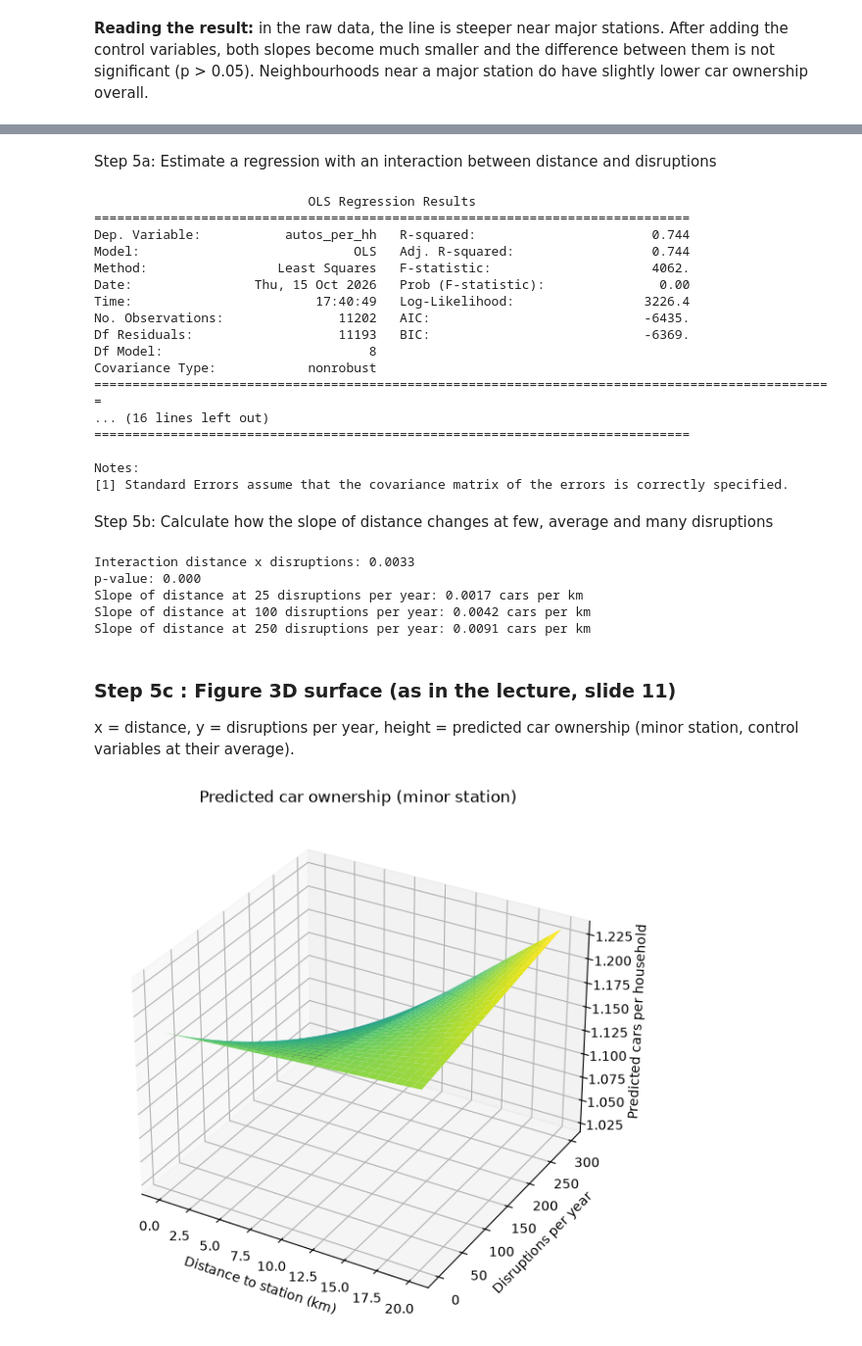
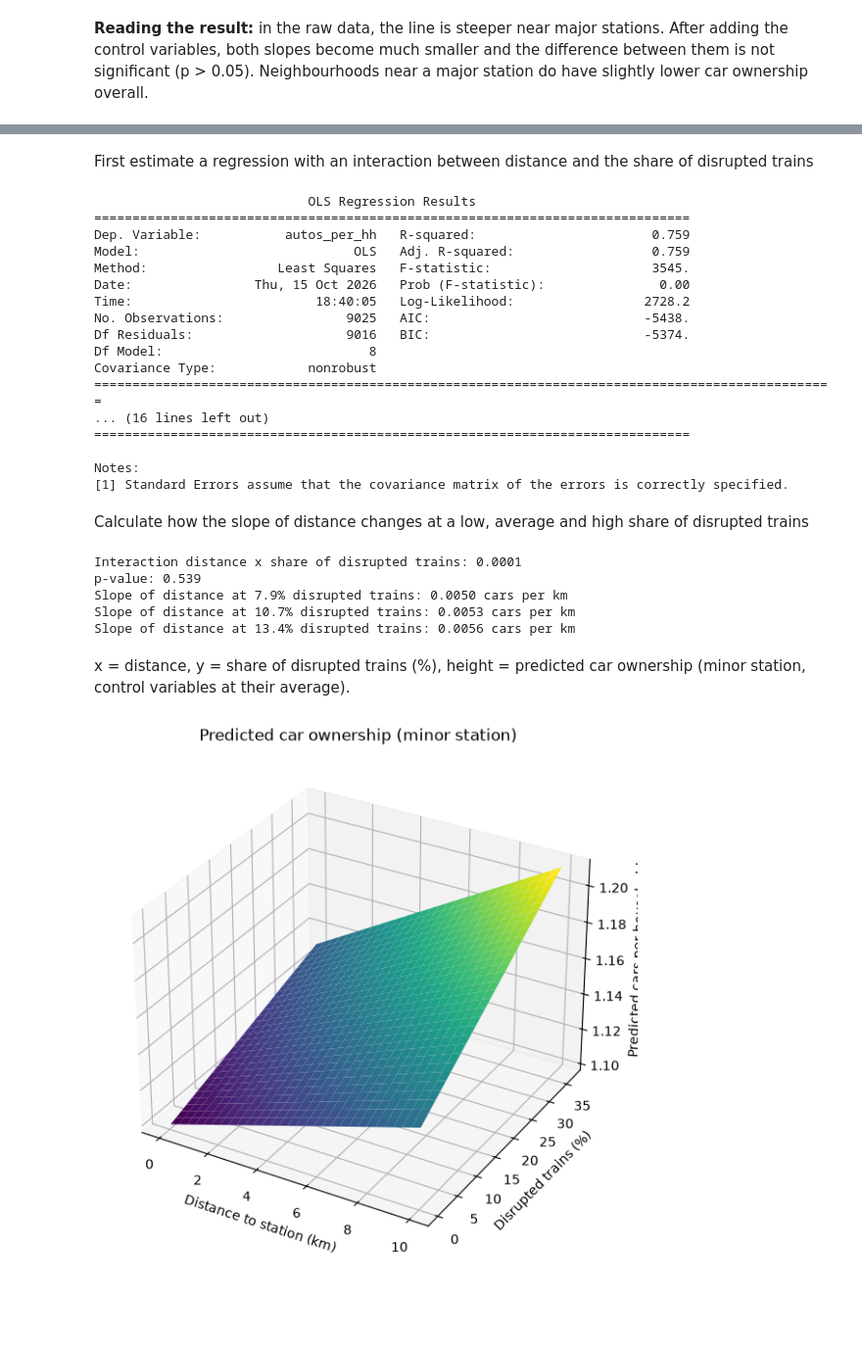
Before and after one commit to MarlijnJanssen/TIL6022-Project-Group19, a Jupyter notebook: Phase7_regression_analysis.ipynb, the cells around one changed output, grey strips where cells are left out. Shown at 98% size. Saved outputs shown, nothing was run; the diff lists cells and outputs as text; code cells hidden in the pictures; blank space fills up the shorter version.

```diff
--- a/Phase7_regression_analysis.ipynb
+++ b/Phase7_regression_analysis.ipynb
@@ -272,24 +313,24 @@ We add an interaction between distance and the number of disruptions. We keep `s
 # %% [markdown]
-Step 5a: Estimate a regression with an interaction between distance and disruptions
+First estimate a regression with an interaction between distance and the share of disrupted trains
 # %%
 # smf.ols is used to fit an ordinary least squares regression model with an interaction term
-# afstand_station * storingen_100 means that we are including an interaction term between distance to the station and the number of disruptions per year (scaled to hundreds). This allows us to see if the effect of distance on car ownership differs based on the number of disruptions.
+# afstand_station * pct_verstoord means that we are including an interaction term between distance to the station and the share (%) of disrupted trains at that station. This allows us to see if the effect of distance on car ownership differs between reliable and less reliable stations.
 # data =master specifies that we are using the 'master' DataFrame as the source of our data.
 # .fit() fits the model to the data, and the results are stored in 'model_c'.
-model_c = smf.ols('autos_per_hh ~ afstand_station * storingen_100 + station_groot + ' + controles, data=master).fit()
+model_c = smf.ols('autos_per_hh ~ afstand_station * pct_verstoord + station_groot + ' + controles, data=master).fit()
 
 # Print the summary of the regression model 'model_c', which includes the estimated coefficients, standard errors, t-values, p-values, and other statistics that help assess the fit and significance of the model. This summary provides insights into how distance to the station and the number of disruptions interact to affect car ownership per household, while controlling for other variables.
 print(model_c.summary())
 # %% [output]
                             OLS Regression Results
 ==============================================================================
-Dep. Variable:           autos_per_hh   R-squared:                       0.744
-Model:                            OLS   Adj. R-squared:                  0.744
-Method:                 Least Squares   F-statistic:                     4062.
+Dep. Variable:           autos_per_hh   R-squared:                       0.759
+Model:                            OLS   Adj. R-squared:                  0.759
+Method:                 Least Squares   F-statistic:                     3545.
 Date:                Thu, 15 Oct 2026   Prob (F-statistic):               0.00
-Time:                        17:40:49   Log-Likelihood:                 3226.4
-No. Observations:               11202   AIC:                            -6435.
-Df Residuals:                   11193   BIC:                            -6369.
+Time:                        18:40:05   Log-Likelihood:                 2728.2
+No. Observations:                9025   AIC:                            -5438.
+Df Residuals:                    9016   BIC:                            -5374.
 Df Model:                           8
 Covariance Type:            nonrobust
 =================================================================================================
@@ -299,64 +340,64 @@ Covariance Type:            nonrobust
 Notes:
 [1] Standard Errors assume that the covariance matrix of the errors is correctly specified.
 # %% [markdown]
-Step 5b: Calculate how the slope of distance changes at few, average and many disruptions
+ Calculate how the slope of distance changes at a low, average and high share of disrupted trains
 # %%
-# Extract the coefficient for the interaction term 'afstand_station:storingen_100' from the regression model results.
-print(f"Interaction distance x disruptions: {model_c.params['afstand_station:storingen_100']:.4f}")
+# Extract the coefficient for the interaction term 'afstand_station:pct_verstoord' from the regression model results.
+print(f"Interaction distance x share of disrupted trains: {model_c.params['afstand_station:pct_verstoord']:.4f}")
 
-# The p-value for the interaction term is extracted from the regression model results to assess the statistical significance of the interaction effect between distance to the station and the number of disruptions on car ownership per household.
-print(f"p-value: {model_c.pvalues['afstand_station:storingen_100']:.3f}")
+# The p-value for the interaction term is extracted from the regression model results to assess the statistical significance of the interaction effect between distance to the station and the share of disrupted trains on car ownership per household.
+print(f"p-value: {model_c.pvalues['afstand_station:pct_verstoord']:.3f}")
 
-# The slope of the distance variable is calculated for different levels of disruptions (25, 100, and 250 disruptions per year). The formula used is:
-for disruptions in [25, 100, 250]:
+# The slope of distance is calculated at a low (25%), average (50%) and high (75%) share of disrupted trains.
+# quantile gives the value below which 25%, 50% or 75% of the neighbourhoods are
+for deel in [0.25, 0.50, 0.75]:
+    pct = master['pct_verstoord'].quantile(deel)
 
-    # The slope is calculated by taking the coefficient for 'afstand_station' and adding the product of the coefficient for the interaction term 'afstand_station:storingen_100' and the number of disruptions (scaled to hundreds).
-    #  This gives us the estimated change in the number of cars per household for each additional kilometer away from a station, at different levels of disruptions.
-    slope = model_c.params['afstand_station'] + model_c.params['afstand_station:storingen_100'] * disruptions / 100
+    # The slope is the coefficient for 'afstand_station' plus the interaction coefficient times the share of disrupted trains.
+    # This gives the change in cars per household for each extra km from the station, at this level of disruptions.
+    slope = model_c.params['afstand_station'] + model_c.params['afstand_station:pct_verstoord'] * pct
 
-    # Print the slope of distance at the specified number of disruptions per year, providing insight into how the relationship between distance to the station and car ownership changes with varying levels of disruptions.
-    print(f'Slope of distance at {disruptions} disruptions per year: {slope:.4f} cars per km')
+    print(f'Slope of distance at {pct:.1f}% disrupted trains: {slope:.4f} cars per km')
 # %% [output]
-Interaction distance x disruptions: 0.0033
-p-value: 0.000
-Slope of distance at 25 disruptions per year: 0.0017 cars per km
-Slope of distance at 100 disruptions per year: 0.0042 cars per km
-Slope of distance at 250 disruptions per year: 0.0091 cars per km
+Interaction distance x share of disrupted trains: 0.0001
+p-value: 0.539
+Slope of distance at 7.9% disrupted trains: 0.0050 cars per km
+Slope of distance at 10.7% disrupted trains: 0.0053 cars per km
+Slope of distance at 13.4% disrupted trains: 0.0056 cars per km
 # %% [markdown]
-### Step 5c : Figure 3D surface (as in the lecture, slide 11)
 
-x = distance, y = disruptions per year, height = predicted car ownership (minor station, control variables at their average).
+x = distance, y = share of disrupted trains (%), height = predicted car ownership (minor station, control variables at their average).
 # %%
 # grid of distances and disruptions (np.meshgrid, as in the lecture)
-x = np.linspace(0, 20, 30)     # distance in km
-y = np.linspace(0, 3, 30)      # disruptions in hundreds per year
+x = np.linspace(0, 10, 30)     # distance in km (only up to 10 km, see Phase 5)
+y = np.linspace(master['pct_verstoord'].min(), master['pct_verstoord'].max(), 30)      # share of disrupted trains in %
 x, y = np.meshgrid(x, y)        # np.meshgrid creates a rectangular grid out of two given one-dimensional arrays representing the Cartesian indexing or Matrix indexing. In this case, it creates a grid of distances (x) and disruptions (y) for plotting the predicted car ownership across different combinations of these two variables.
 
 # a table with every grid point, controls at their average, minor station
 average = master[['inkomen', 'stedelijk', 'hh_grootte', 'dichtheid_1000']].mean()
 
 # Create a DataFrame called 'raster' that contains the flattened grid of distances (x) and disruptions (y), along with a column for 'station_groot' set to 0 (indicating minor stations). This DataFrame will be used to predict car ownership across the grid of distances and disruptions while keeping control variables at their average values.
-raster = pd.DataFrame({'afstand_station': x.flatten(), 'storingen_100': y.flatten(), 'station_groot': 0})
+raster = pd.DataFrame({'afstand_station': x.flatten(), 'pct_verstoord': y.flatten(), 'station_groot': 0})
 
 # Fill the raster DataFrame with the average values for each control variable
 for column in average.index:
 
     # raster[column] = average[column] assigns the average value of the control variable 'column
     raster[column] = average[column]
 
 #  predict and put back in grid shape
 z = model_c.predict(raster).to_numpy().reshape(x.shape)
 
 #  plot
 fig = plt.figure(figsize=(9, 7)) # create a new figure with a specified size of 9 inches by 7 inches for the 3D surface plot
 ax = fig.add_subplot(projection='3d') # add a 3D subplot to the figure, allowing us to create a three-dimensional surface plot of the predicted car ownership based on distance to the station and number of disruptions.
-ax.plot_surface(x, y * 100, z, cmap='viridis') # plot the 3D surface
+ax.plot_surface(x, y, z, cmap='viridis') # plot the 3D surface
 
 ax.set_xlabel('Distance to station (km)')
-ax.set_ylabel('Disruptions per year')
+ax.set_ylabel('Disrupted trains (%)')
 ax.set_zlabel('Predicted cars per household')
 ax.set_title('Predicted car ownership (minor station)')
 plt.show()
 # %% [output]
-[figure, old version]
+[figure, new version]
 # %% [markdown]
```
Also changed, not shown: parts of 21 cells of this notebook, 4 other files.
